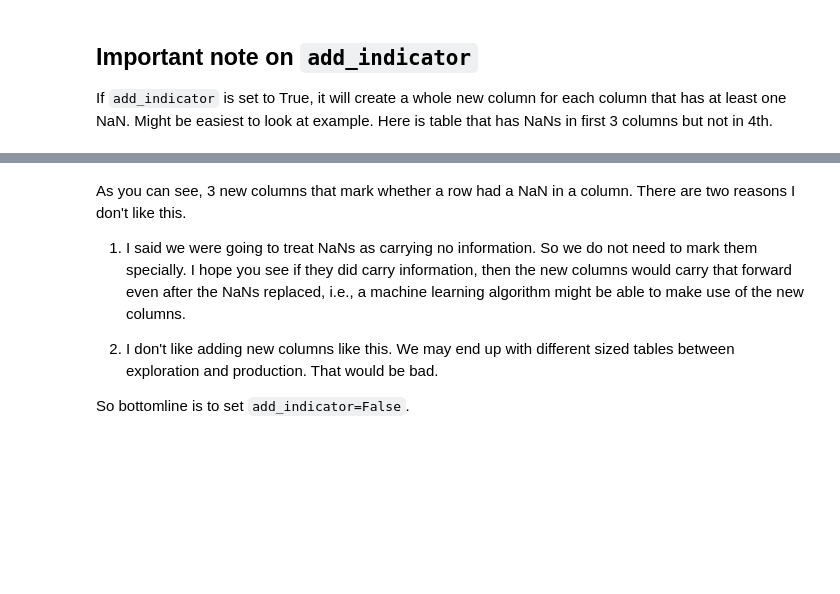
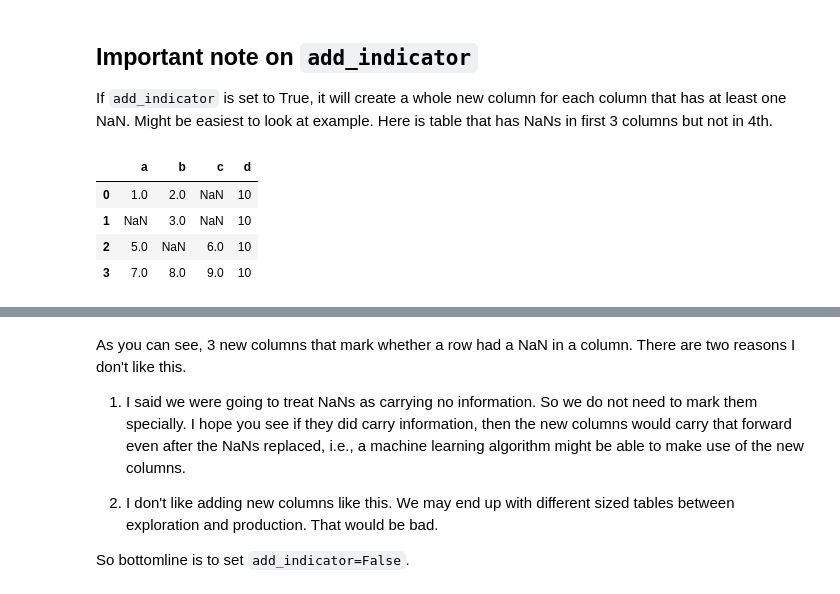
Before and after one commit to MarvNC/cs523, a Jupyter notebook: s25_chapter6_handout.ipynb, the cells around one changed output, grey strips where cells are left out. Saved outputs shown, nothing was run; the diff lists cells and outputs as text; code cells hidden in the pictures; blank space fills up the shorter version.

```diff
--- a/s25_chapter6_handout.ipynb
+++ b/s25_chapter6_handout.ipynb
@@ -344,12 +473,15 @@ Even though we can take dataframe as input, cannot get anything but numpy matrix
 
 If `add_indicator` is set to True, it will create a whole new column for each column that has at least one NaN. Might be easiest to look at example. Here is table that has NaNs in first 3 columns but not in 4th.
 # %%
-data = [[1,2,np.nan,10],
-        [np.nan,3,np.nan,10],
-        [5,np.nan,6,10],
-        [7,8,9,10]]
-test_df = pd.DataFrame(data, columns=['a','b','c','d'])
+data = [[1, 2, np.nan, 10], [np.nan, 3, np.nan, 10], [5, np.nan, 6, 10], [7, 8, 9, 10]]
+test_df = pd.DataFrame(data, columns=["a", "b", "c", "d"])
 test_df
+# %% [output]
+|  | a | b | c | d |
+| 0 | 1.0 | 2.0 | NaN | 10 |
+| 1 | NaN | 3.0 | NaN | 10 |
+| 2 | 5.0 | NaN | 6.0 | 10 |
+| 3 | 7.0 | 8.0 | 9.0 | 10 |
 # %%
 imputer = KNNImputer(add_indicator=True)
 data = imputer.fit_transform(test_df)
```
Also changed, not shown: parts of 80 cells of this notebook, 1 other file.
